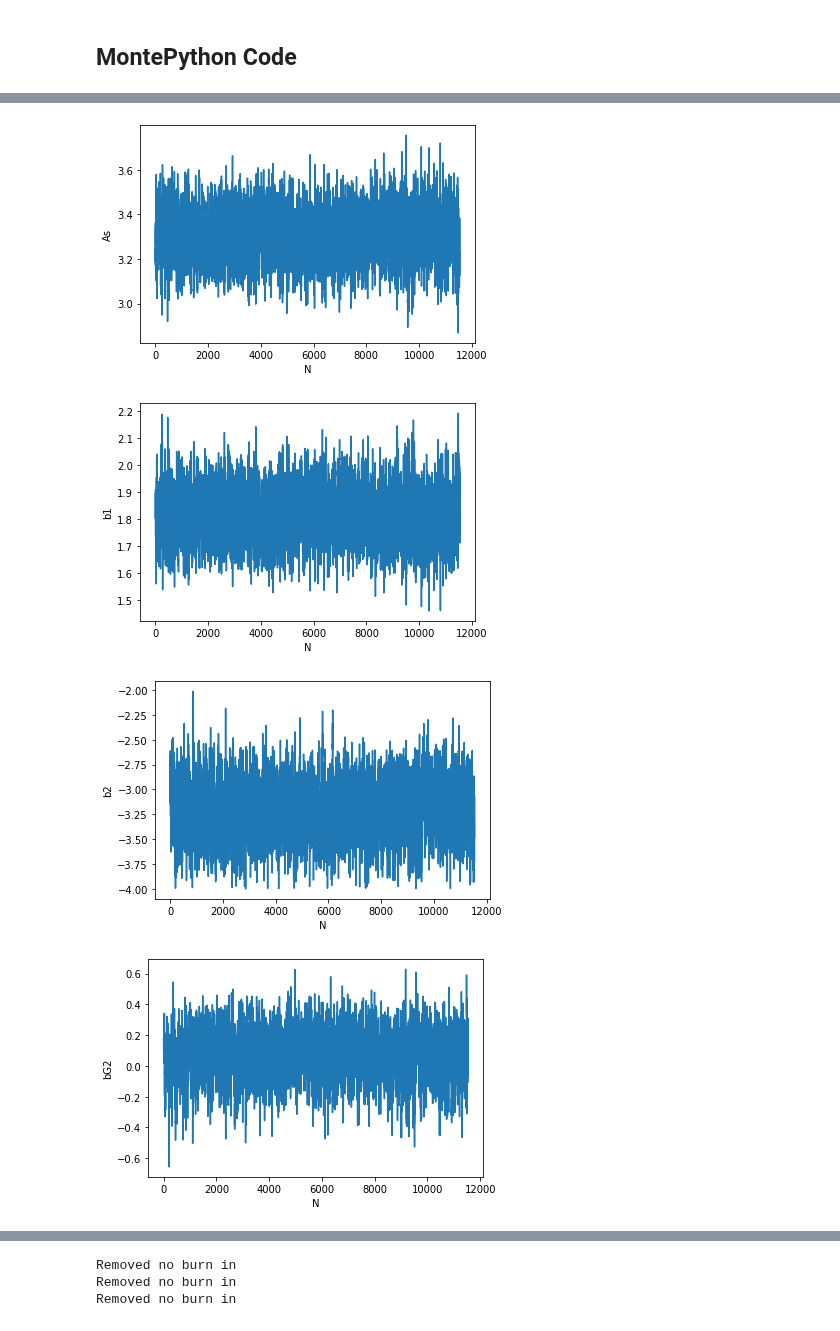
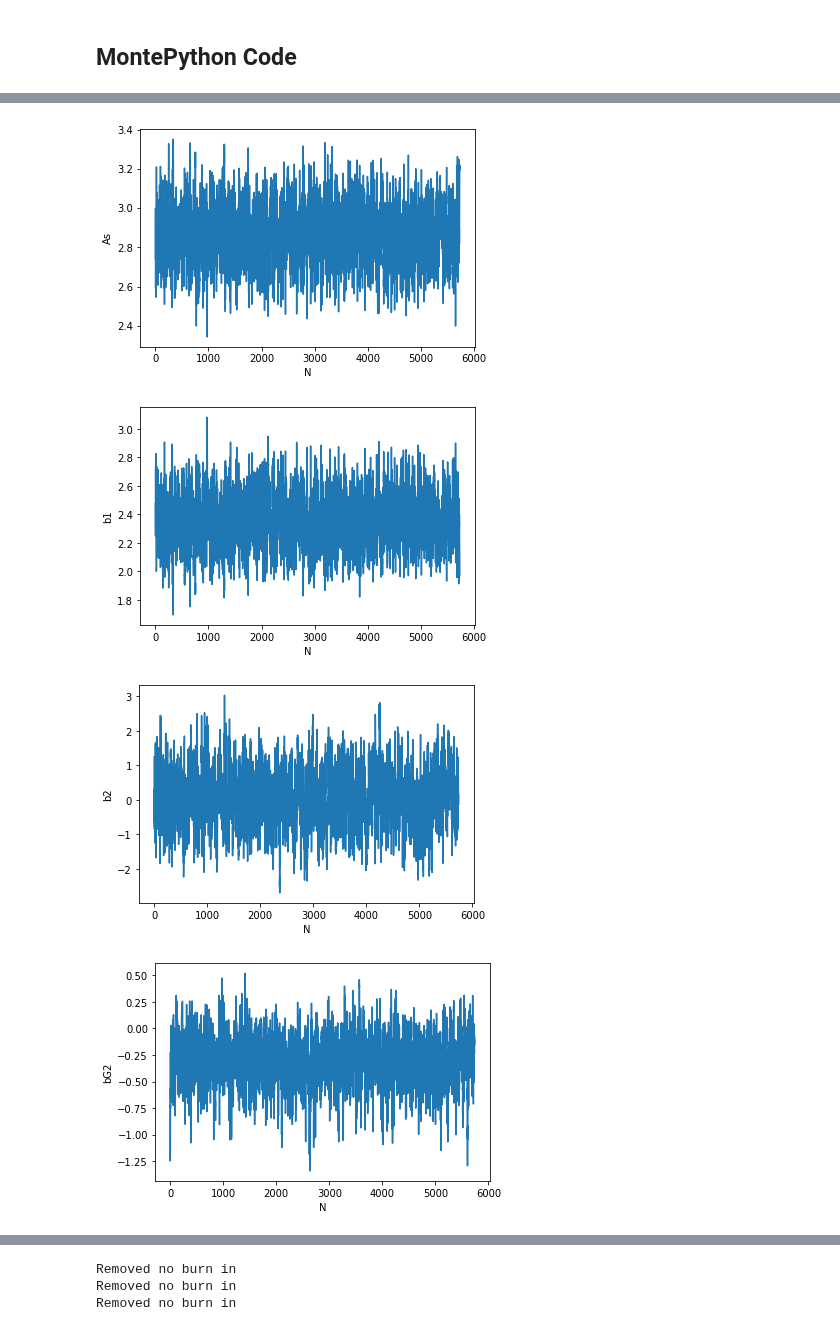
Before and after one commit to jadamo/CovNet, a Jupyter notebook: notebooks/Likelihood.ipynb, the cells around one changed output, grey strips where cells are left out. Saved outputs shown, nothing was run; the diff lists cells and outputs as text; code cells hidden in the pictures.

```diff
--- a/notebooks/Likelihood.ipynb
+++ b/notebooks/Likelihood.ipynb
@@ -231,9 +232,9 @@ chain_4 = load_chains(prefix_4, burn_in_4, names_marg)
 # chain_5 = load_multinest_chains(prefix_5, 7377, names)
 # %%
 # test that each chain looks good
-for name in chain_4.dtype.names:
+for name in chain_3.dtype.names:
     plt.figure()
-    plt.plot(range(chain_4.shape[0]), chain_4[name])
+    plt.plot(range(chain_3.shape[0]), chain_3[name])
     plt.xlabel("N")
     plt.ylabel(name)
 # %% [output]
@@ -244,4 +245,4 @@ for name in chain_4.dtype.names:
-[figure, old version]
+[figure, new version]
-[figure, old version]
+[figure, new version]
-[figure, old version]
+[figure, new version]
-[figure, old version]
+[figure, new version]
```
Also changed, not shown: parts of 9 cells of this notebook, 9 other files.
